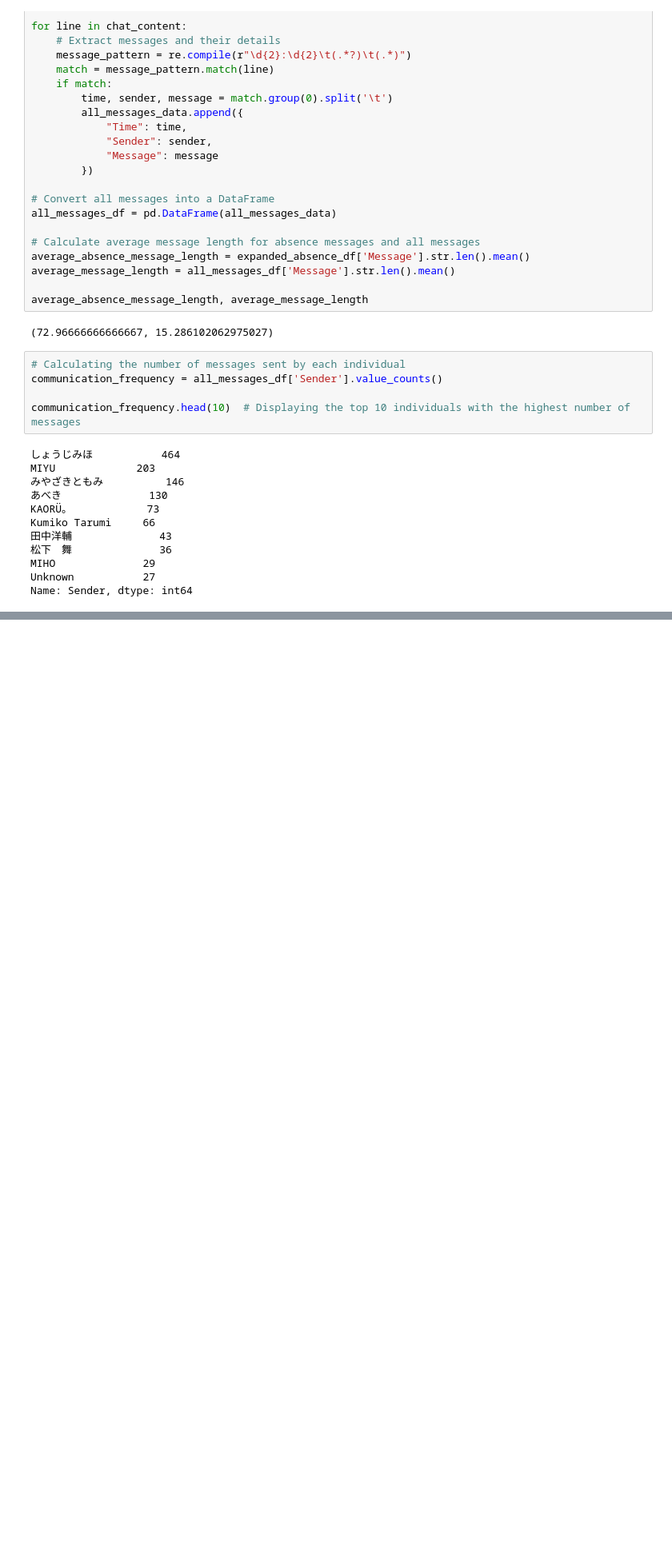
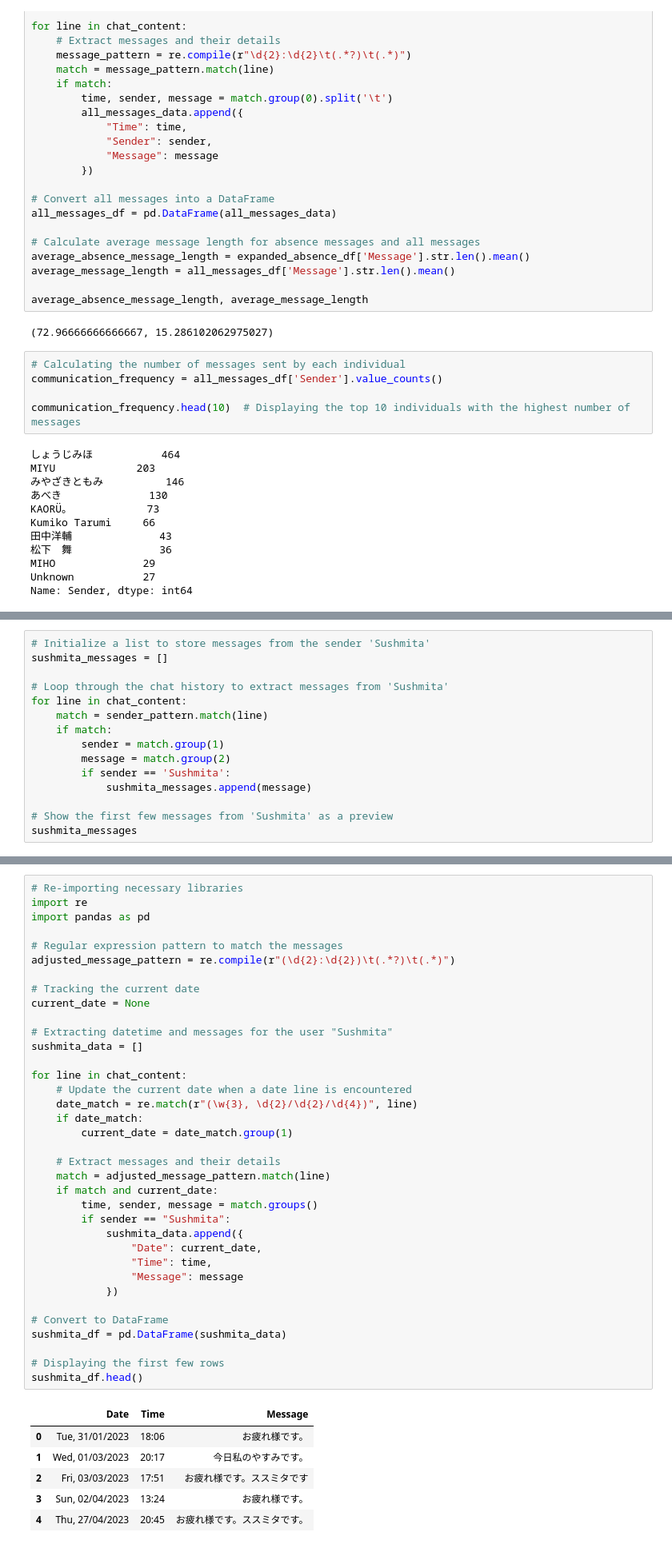
Before and after one commit to engalejandrovargas/McDonalds-absence-ML-analysis, a Jupyter notebook: Untitled.ipynb, the cells around one changed output, grey strips where cells are left out. Shown at 80% size. Cells and saved outputs as stored; diff of their text form; blank space fills up the shorter version.

```diff
--- a/Untitled.ipynb
+++ b/Untitled.ipynb
@@ -295,0 +349,15 @@ SyntaxError: unexpected EOF while parsing (3431501678.py, line 2)
+# %%
+# Initialize a list to store messages from the sender 'Sushmita'
+sushmita_messages = []
+
+# Loop through the chat history to extract messages from 'Sushmita'
+for line in chat_content:
+    match = sender_pattern.match(line)
+    if match:
+        sender = match.group(1)
+        message = match.group(2)
+        if sender == 'Sushmita':
+            sushmita_messages.append(message)
+
+# Show the first few messages from 'Sushmita' as a preview
+sushmita_messages
@@ -295,0 +377,43 @@ SyntaxError: unexpected EOF while parsing (3431501678.py, line 2)
+# %%
+# Re-importing necessary libraries
+import re
+import pandas as pd
+
+# Regular expression pattern to match the messages
+adjusted_message_pattern = re.compile(r"(\d{2}:\d{2})\t(.*?)\t(.*)")
+
+# Tracking the current date
+current_date = None
+
+# Extracting datetime and messages for the user "Sushmita"
+sushmita_data = []
+
+for line in chat_content:
+    # Update the current date when a date line is encountered
+    date_match = re.match(r"(\w{3}, \d{2}/\d{2}/\d{4})", line)
+    if date_match:
+        current_date = date_match.group(1)
+
+    # Extract messages and their details
+    match = adjusted_message_pattern.match(line)
+    if match and current_date:
+        time, sender, message = match.groups()
+        if sender == "Sushmita":
+            sushmita_data.append({
+                "Date": current_date,
+                "Time": time,
+                "Message": message
+            })
+
+# Convert to DataFrame
+sushmita_df = pd.DataFrame(sushmita_data)
+
+# Displaying the first few rows
+sushmita_df.head()
+# %% [output]
+|  | Date | Time | Message |
+| 0 | Tue, 31/01/2023 | 18:06 | お疲れ様です。 |
+| 1 | Wed, 01/03/2023 | 20:17 | 今日私のやすみです。 |
+| 2 | Fri, 03/03/2023 | 17:51 | お疲れ様です。ススミタです |
+| 3 | Sun, 02/04/2023 | 13:24 | お疲れ様です。 |
+| 4 | Thu, 27/04/2023 | 20:45 | お疲れ様です。ススミタです。 |
```
Also changed, not shown: parts of 14 cells of this notebook, 1 other file.
